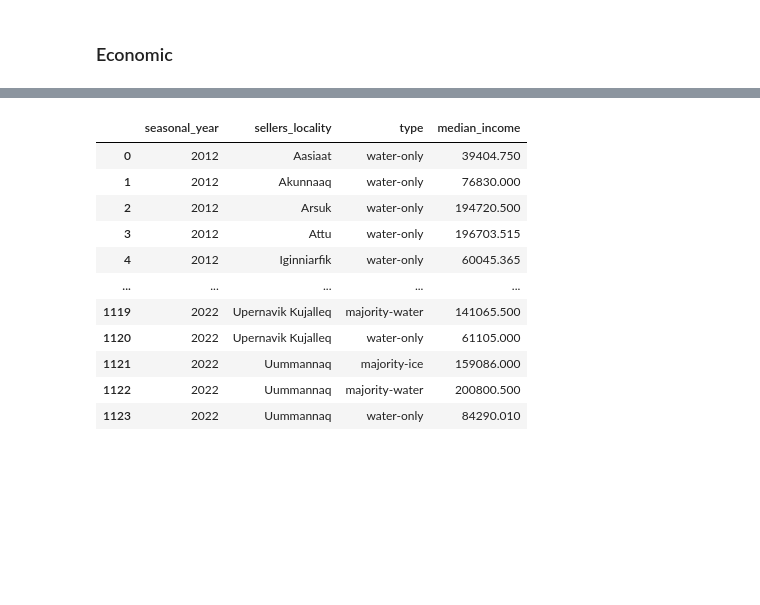
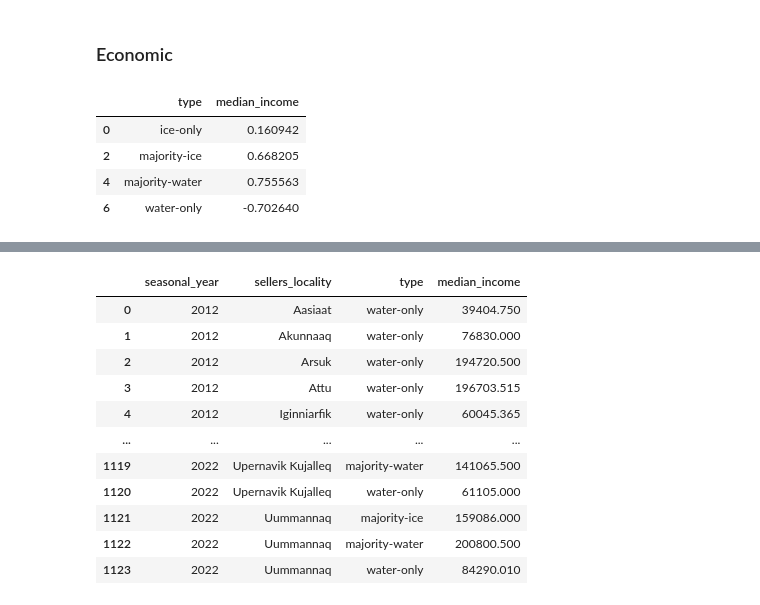
Before and after one commit to huntersnyder/seaicefishing, a Jupyter notebook: notebooks/03-stats_and_viz.ipynb, the cells around one changed output, grey strips where cells are left out. Cells and saved outputs as stored; diff of their text form; code cells hidden in the pictures; blank space fills up the shorter version.

Commit message:
adding income correlations

```diff
--- a/notebooks/03-stats_and_viz.ipynb
+++ b/notebooks/03-stats_and_viz.ipynb
@@ -149,6 +149,19 @@ income = income.merge(
 )
 median_income = income.groupby(["seasonal_year", "type"]).income.median()
 median_income = median_income.rename("median_income").reset_index()
+# %%
+(
+    median_income.groupby("type")
+    .corr()
+    .reset_index()
+    .query("level_1 == 'seasonal_year'")
+)[["type", "median_income"]]
+# %% [output]
+|  | type | median_income |
+| 0 | ice-only | 0.160942 |
+| 2 | majority-ice | 0.668205 |
+| 4 | majority-water | 0.755563 |
+| 6 | water-only | -0.702640 |
 # %%
 # Set custom colors for 'ice' and 'water'
 custom_palette = {
```
Also changed, not shown: parts of 3 cells of this notebook.
